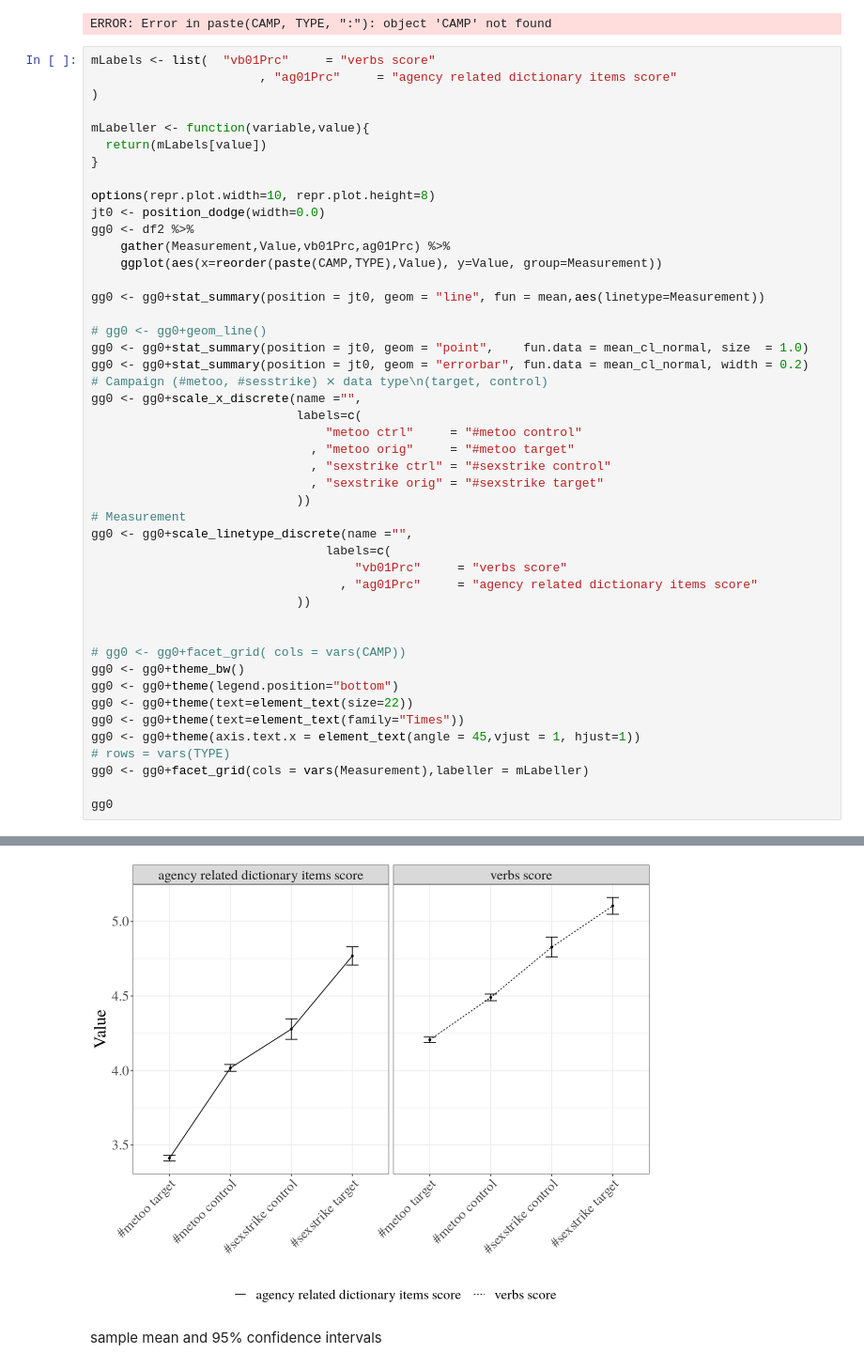
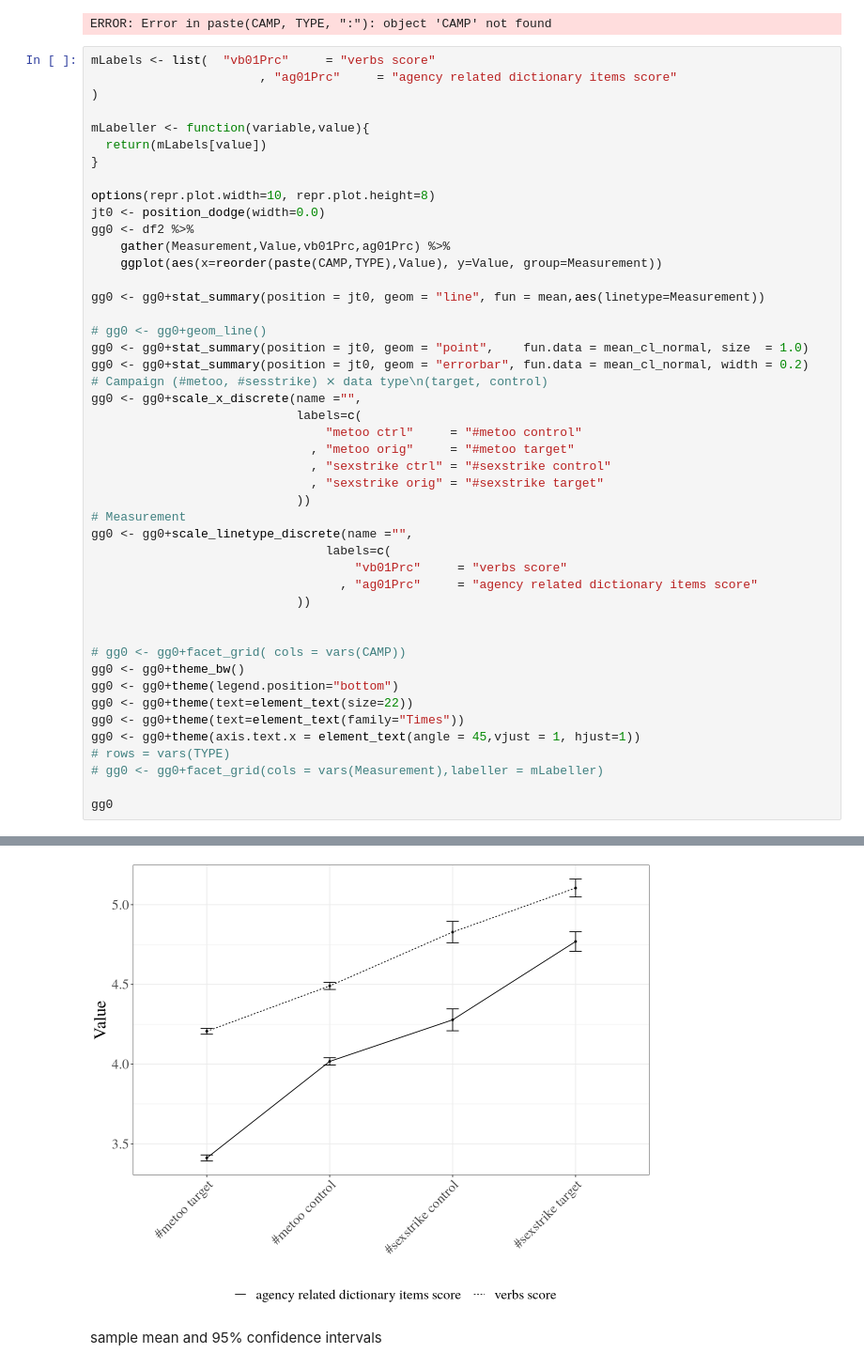
Before and after one commit to deepsensemaking/gdsm, a Jupyter notebook: t1007_output_eR__003_aov_4__results_summary.ipynb, the cells around one changed output, grey strips where cells are left out. Shown at 94% size. Cells and saved outputs as stored; diff of their text form.

```diff
--- a/t1007_output_eR__003_aov_4__results_summary.ipynb
+++ b/t1007_output_eR__003_aov_4__results_summary.ipynb
@@ -1354,7 +1354,7 @@ gg0 <- gg0+theme(text=element_text(size=22))
 gg0 <- gg0+theme(text=element_text(family="Times"))
 gg0 <- gg0+theme(axis.text.x = element_text(angle = 45,vjust = 1, hjust=1))
 # rows = vars(TYPE)
-gg0 <- gg0+facet_grid(cols = vars(Measurement),labeller = mLabeller)
+# gg0 <- gg0+facet_grid(cols = vars(Measurement),labeller = mLabeller)
 
 gg0
 # %% [output]
@@ -1363,4 +1361,4 @@ Warning message:
-[figure, old version]
+[figure, new version]
 # %% [markdown]
 sample mean and 95% confidence intervals
 # %%
```
Also changed, not shown: parts of 1 cell of this notebook.
